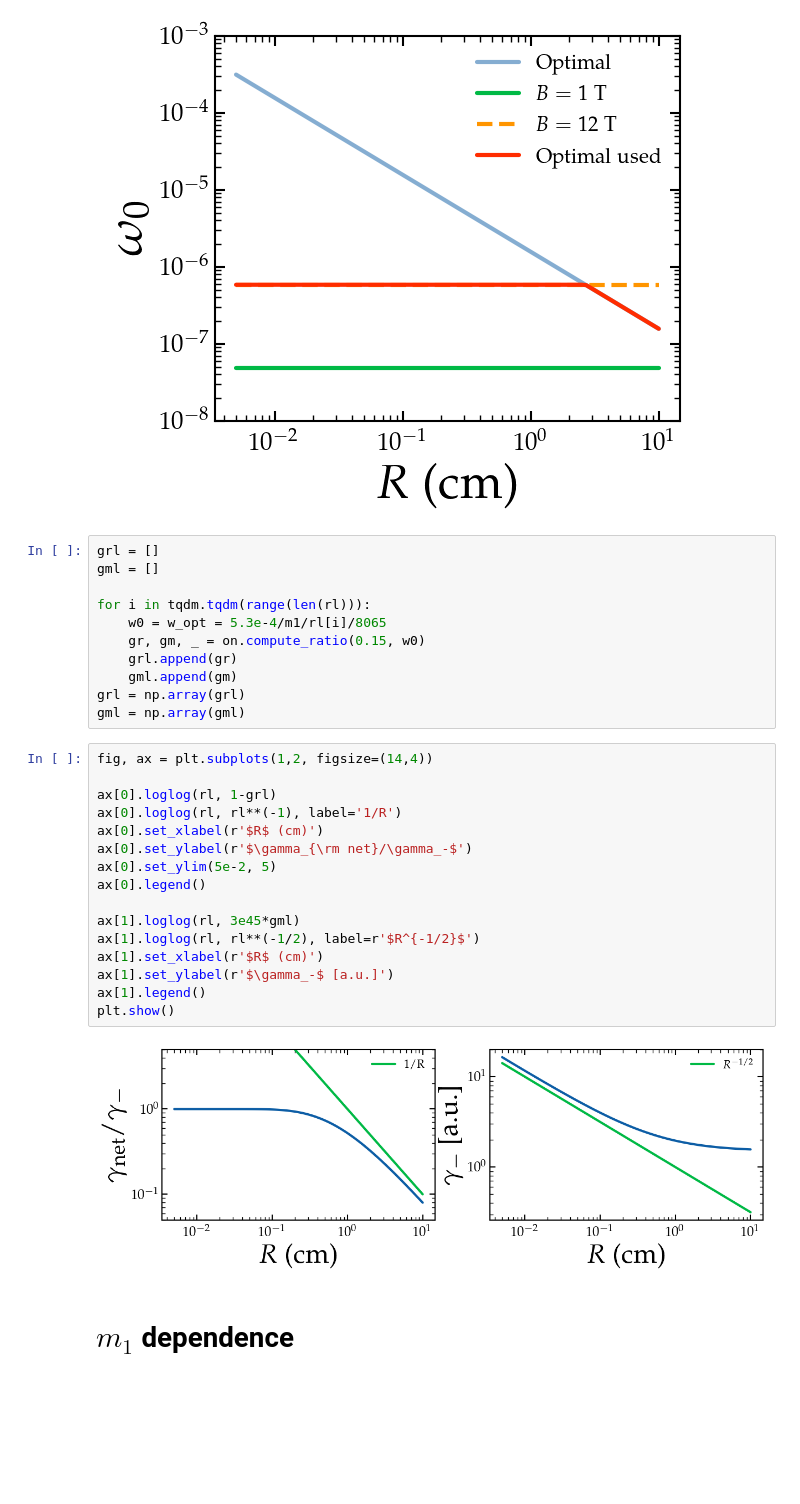
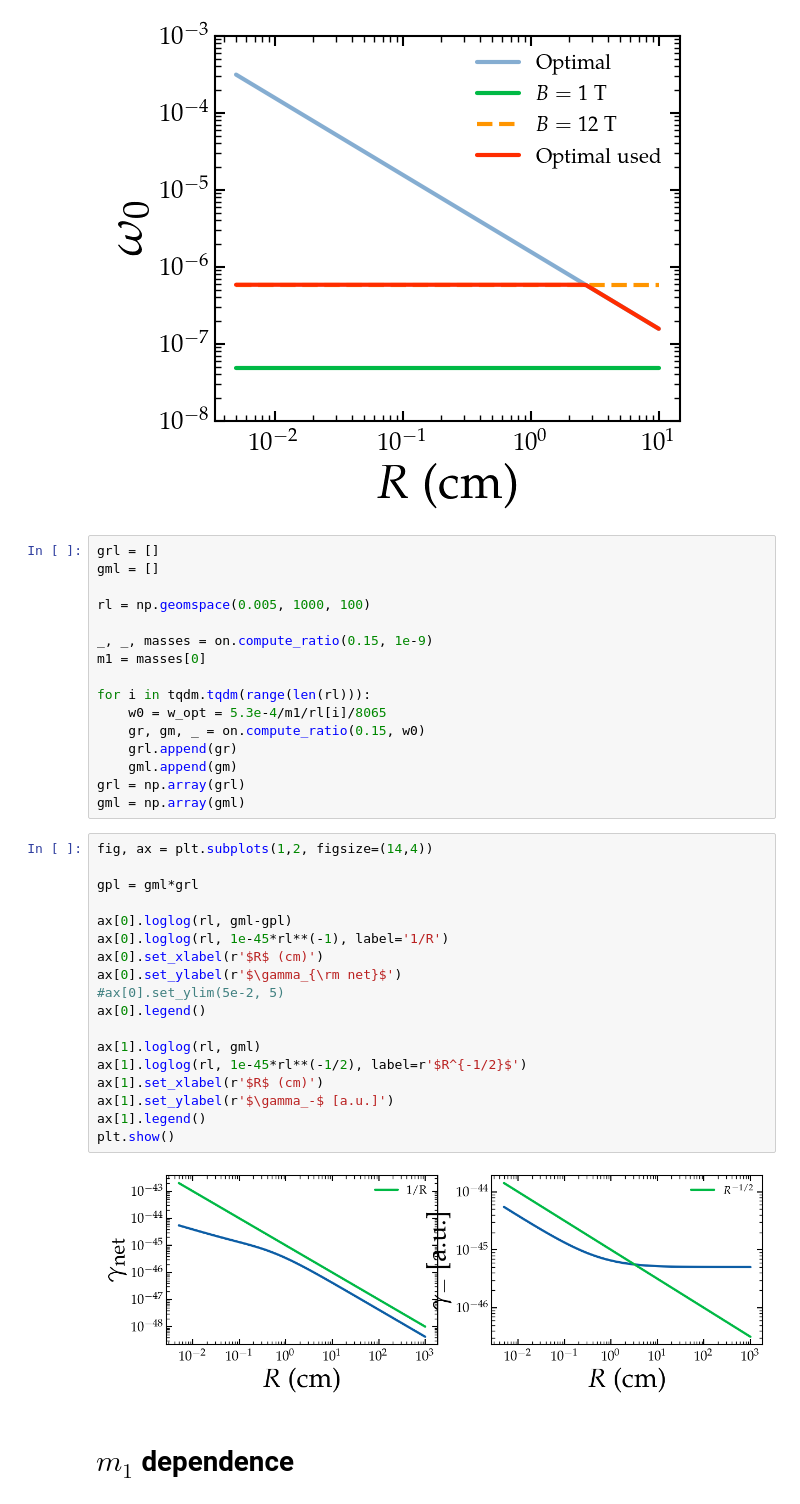
Before and after one commit to gpierobon/pyOpenNu, a Jupyter notebook: notebooks/chi.ipynb, the cells around one changed output. Cells and saved outputs as stored; diff of their text form; blank space fills up the shorter version.

Commit message:
final plots and checks

```diff
--- a/notebooks/chi.ipynb
+++ b/notebooks/chi.ipynb
@@ -193,6 +275,11 @@ plt.legend()
 # %%
 grl = []
 gml = []
+
+rl = np.geomspace(0.005, 1000, 100)
+
+_, _, masses = on.compute_ratio(0.15, 1e-9)
+m1 = masses[0]
 
 for i in tqdm.tqdm(range(len(rl))):
     w0 = w_opt = 5.3e-4/m1/rl[i]/8065
@@ -204,21 +291,23 @@ gml = np.array(gml)
 # %%
 fig, ax = plt.subplots(1,2, figsize=(14,4))
 
-ax[0].loglog(rl, 1-grl)
-ax[0].loglog(rl, rl**(-1), label='1/R')
+gpl = gml*grl
+
+ax[0].loglog(rl, gml-gpl)
+ax[0].loglog(rl, 1e-45*rl**(-1), label='1/R')
 ax[0].set_xlabel(r'$R$ (cm)')
-ax[0].set_ylabel(r'$\gamma_{\rm net}/\gamma_-$')
-ax[0].set_ylim(5e-2, 5)
+ax[0].set_ylabel(r'$\gamma_{\rm net}$')
+#ax[0].set_ylim(5e-2, 5)
 ax[0].legend()
 
-ax[1].loglog(rl, 3e45*gml)
-ax[1].loglog(rl, rl**(-1/2), label=r'$R^{-1/2}$')
+ax[1].loglog(rl, gml)
+ax[1].loglog(rl, 1e-45*rl**(-1/2), label=r'$R^{-1/2}$')
 ax[1].set_xlabel(r'$R$ (cm)')
 ax[1].set_ylabel(r'$\gamma_-$ [a.u.]')
 ax[1].legend()
 plt.show()
 # %% [output]
-[figure, old version]
+[figure, new version]
 # %% [markdown]
 # $m_1$ dependence
 # %% [markdown]
```
Also changed, not shown: parts of 22 cells of this notebook, 3 other files.
